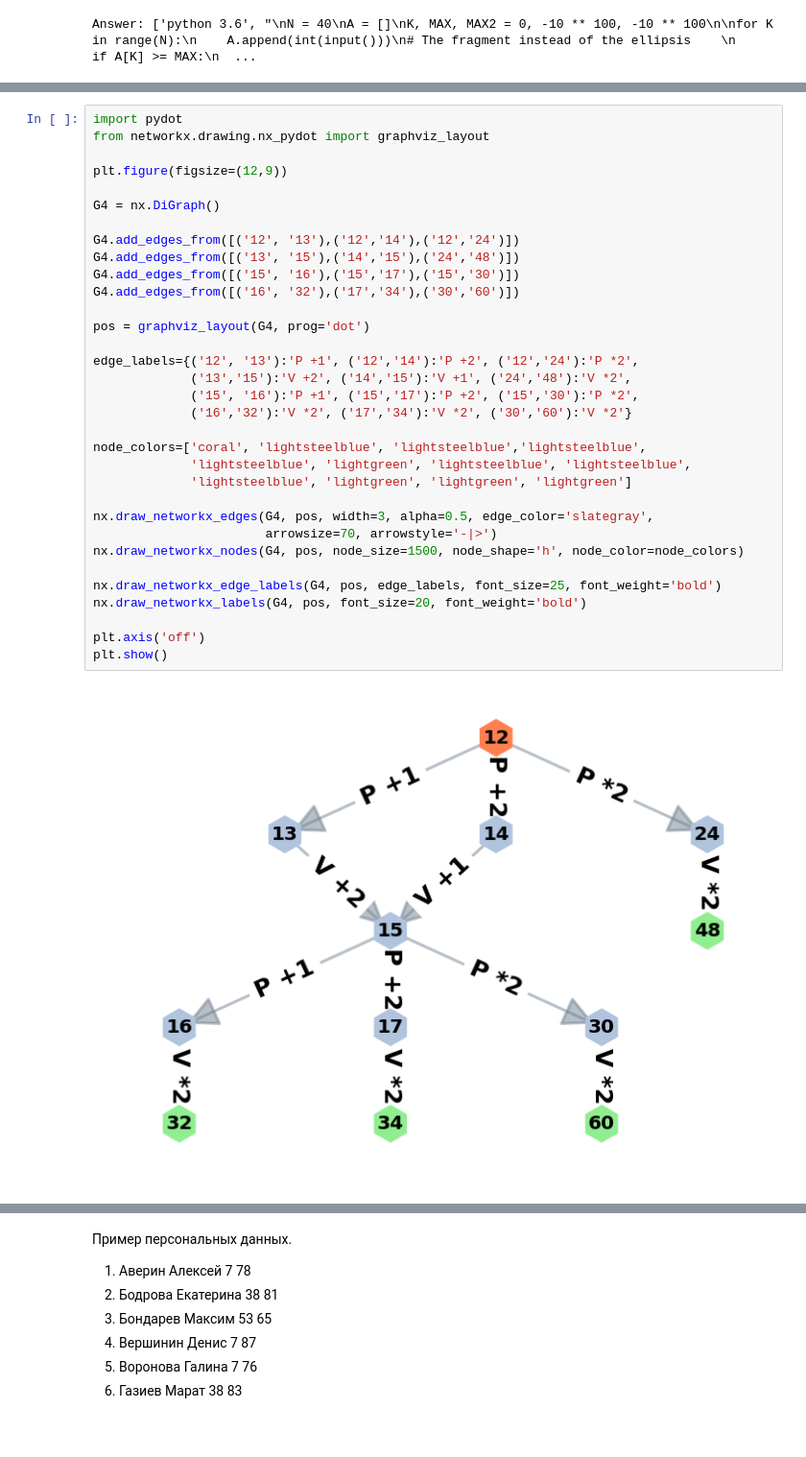
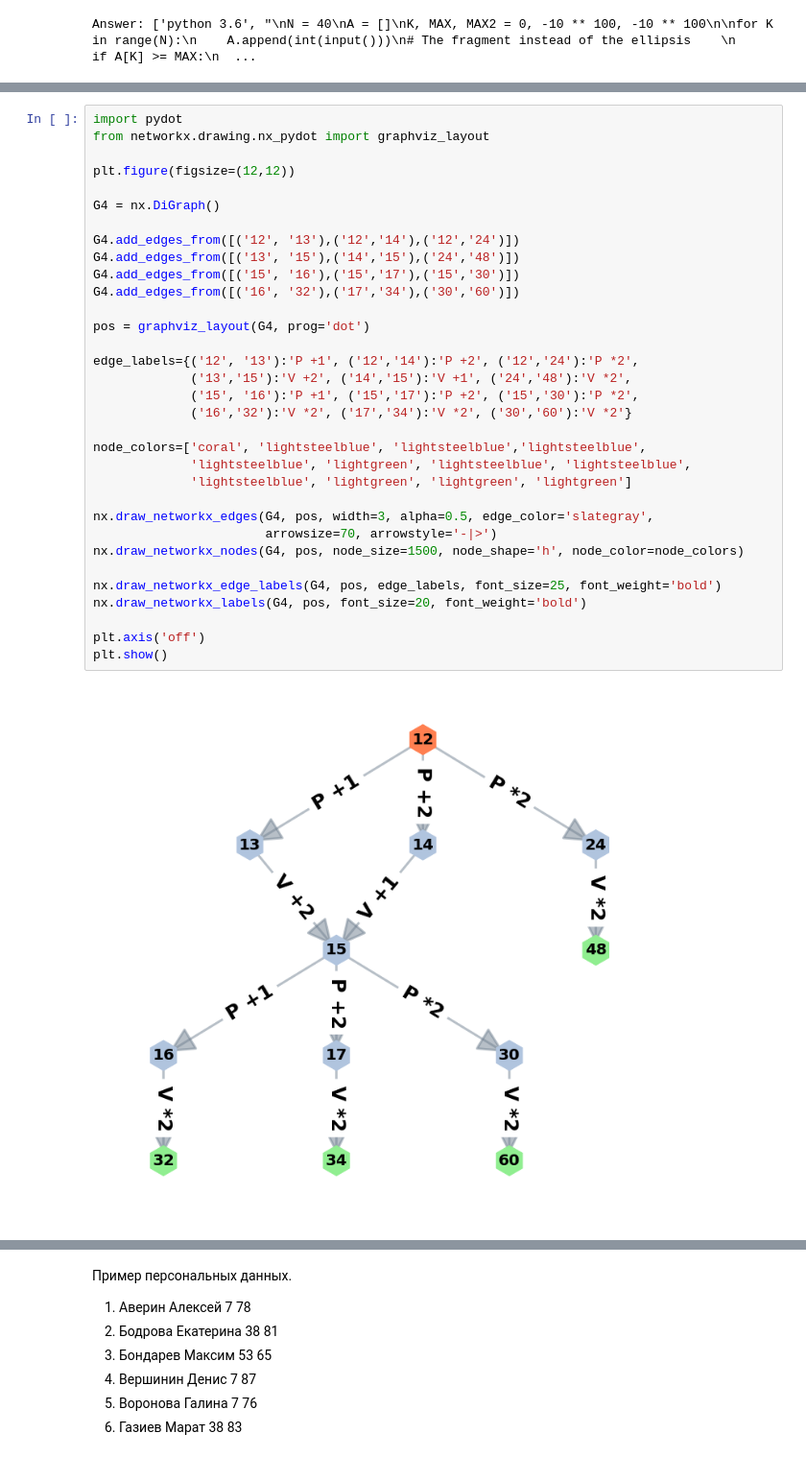
Before and after one commit to OlgaBelitskaya/it_20172018, a Jupyter notebook: 2017_Variant3.ipynb, the cells around one changed output, grey strips where cells are left out. Shown: that part at 96% size. Cells and saved outputs as stored; diff of their text form; blank space fills up the shorter version.

```diff
--- a/2017_Variant3.ipynb
+++ b/2017_Variant3.ipynb
@@ -2177,35 +2180,35 @@ It is not possible for Vanya to win by the first move with a guarantee with this
 import pydot
 from networkx.drawing.nx_pydot import graphviz_layout
 
-plt.figure(figsize=(12,9))
+plt.figure(figsize=(12,12))
 
 G4 = nx.DiGraph()
 
 G4.add_edges_from([('12', '13'),('12','14'),('12','24')])
 G4.add_edges_from([('13', '15'),('14','15'),('24','48')])
 G4.add_edges_from([('15', '16'),('15','17'),('15','30')])
 G4.add_edges_from([('16', '32'),('17','34'),('30','60')])
 
 pos = graphviz_layout(G4, prog='dot')
 
 edge_labels={('12', '13'):'P +1', ('12','14'):'P +2', ('12','24'):'P *2',
              ('13','15'):'V +2', ('14','15'):'V +1', ('24','48'):'V *2',
              ('15', '16'):'P +1', ('15','17'):'P +2', ('15','30'):'P *2',
              ('16','32'):'V *2', ('17','34'):'V *2', ('30','60'):'V *2'}
 
 node_colors=['coral', 'lightsteelblue', 'lightsteelblue','lightsteelblue',
              'lightsteelblue', 'lightgreen', 'lightsteelblue', 'lightsteelblue',
              'lightsteelblue', 'lightgreen', 'lightgreen', 'lightgreen']
 
 nx.draw_networkx_edges(G4, pos, width=3, alpha=0.5, edge_color='slategray',
                        arrowsize=70, arrowstyle='-|>')
 nx.draw_networkx_nodes(G4, pos, node_size=1500, node_shape='h', node_color=node_colors)
 
 nx.draw_networkx_edge_labels(G4, pos, edge_labels, font_size=25, font_weight='bold')
 nx.draw_networkx_labels(G4, pos, font_size=20, font_weight='bold')
 
 plt.axis('off')
 plt.show()
 # %% [output]
-[figure, old version]
+[figure, new version]
 # %%
```
Also changed, not shown: parts of 5 cells of this notebook, 1 other file.
